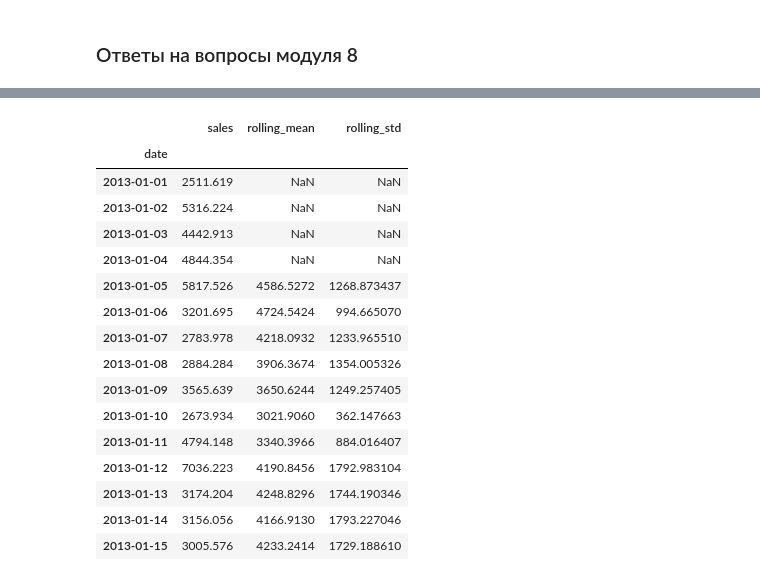
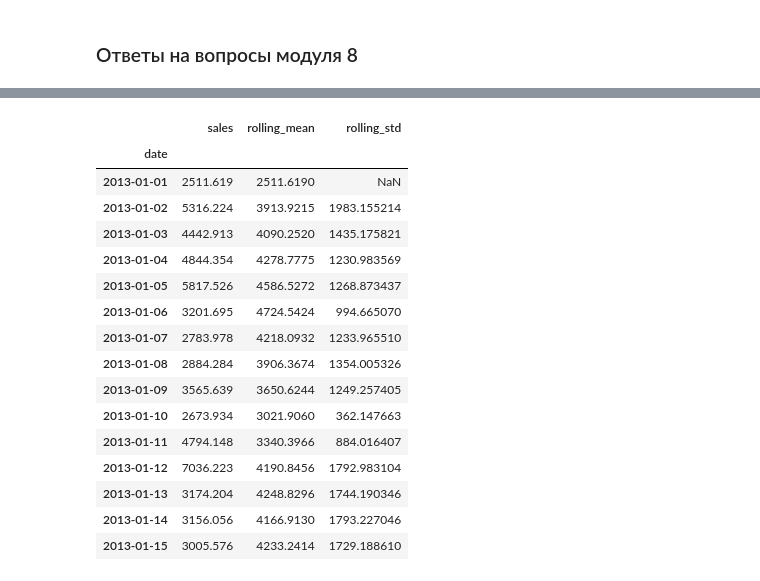
Before and after one commit to hotdonkey/data_science, a Jupyter notebook: Python/PDA-2/time_series_task.ipynb, the cells around one changed output, grey strips where cells are left out. Cells and saved outputs as stored; diff of their text form; code cells hidden in the pictures.

```diff
--- a/Python/PDA-2/time_series_task.ipynb
+++ b/Python/PDA-2/time_series_task.ipynb
@@ -148,15 +152,15 @@ data.head(15)
 | 2013-01-15 | 3005.576 | 4233.2414 |
 # %%
 # Постройте скользящее квадратическое отклонение c окном 5.
-data["rolling_std"] = data["sales"].rolling(window=5).std()
+data["rolling_std"] = data["sales"].rolling(window=5, min_periods=1).std()
 data.head(15)
 # %% [output]
 |  | sales | rolling_mean | rolling_std |
 | date |  |  |  |
-| 2013-01-01 | 2511.619 | NaN | NaN |
-| 2013-01-02 | 5316.224 | NaN | NaN |
-| 2013-01-03 | 4442.913 | NaN | NaN |
-| 2013-01-04 | 4844.354 | NaN | NaN |
+| 2013-01-01 | 2511.619 | 2511.6190 | NaN |
+| 2013-01-02 | 5316.224 | 3913.9215 | 1983.155214 |
+| 2013-01-03 | 4442.913 | 4090.2520 | 1435.175821 |
+| 2013-01-04 | 4844.354 | 4278.7775 | 1230.983569 |
 | 2013-01-05 | 5817.526 | 4586.5272 | 1268.873437 |
 | 2013-01-06 | 3201.695 | 4724.5424 | 994.665070 |
 | 2013-01-07 | 2783.978 | 4218.0932 | 1233.965510 |
```
Also changed, not shown: parts of 10 cells of this notebook, 1 other file.
